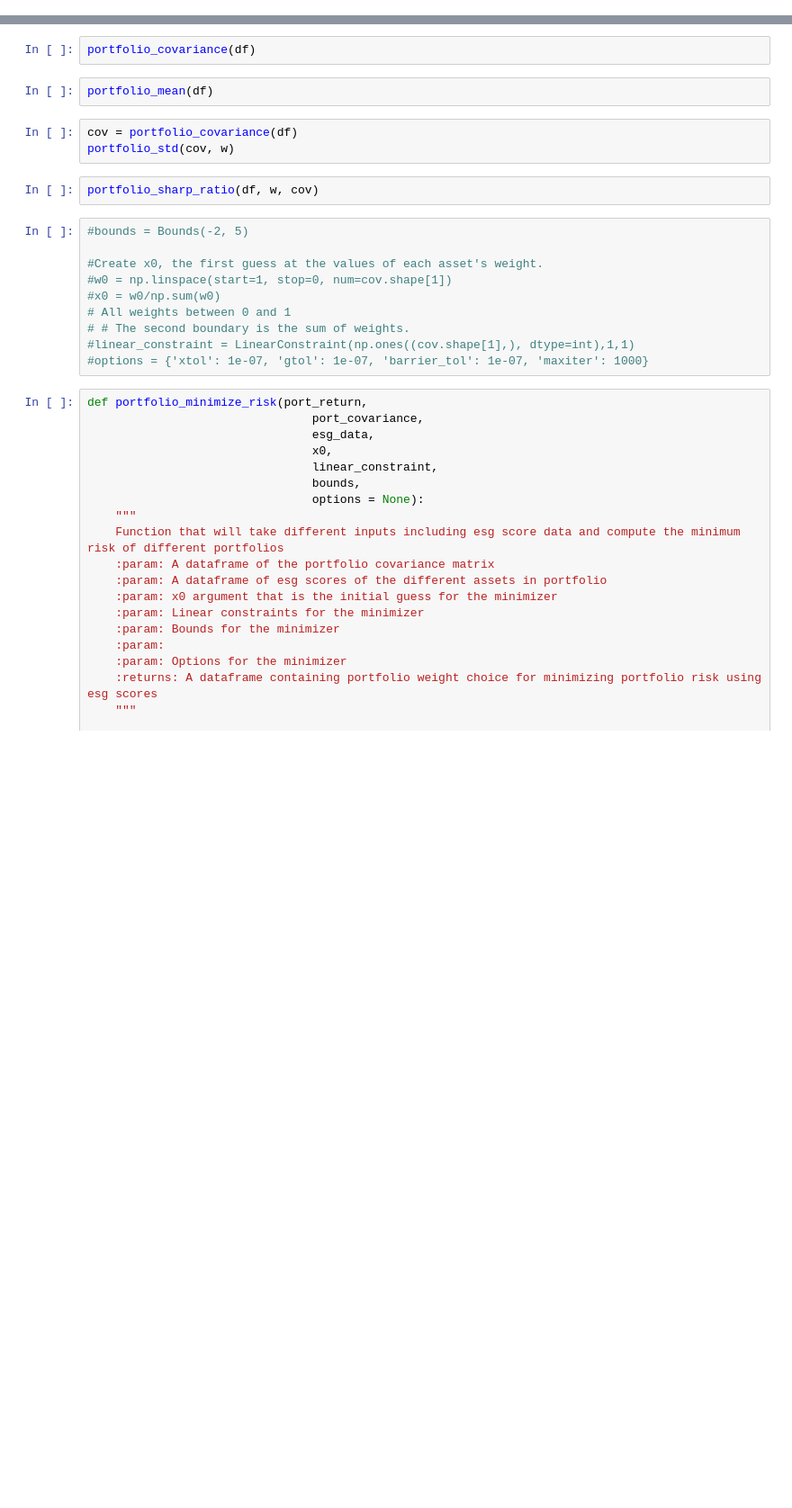
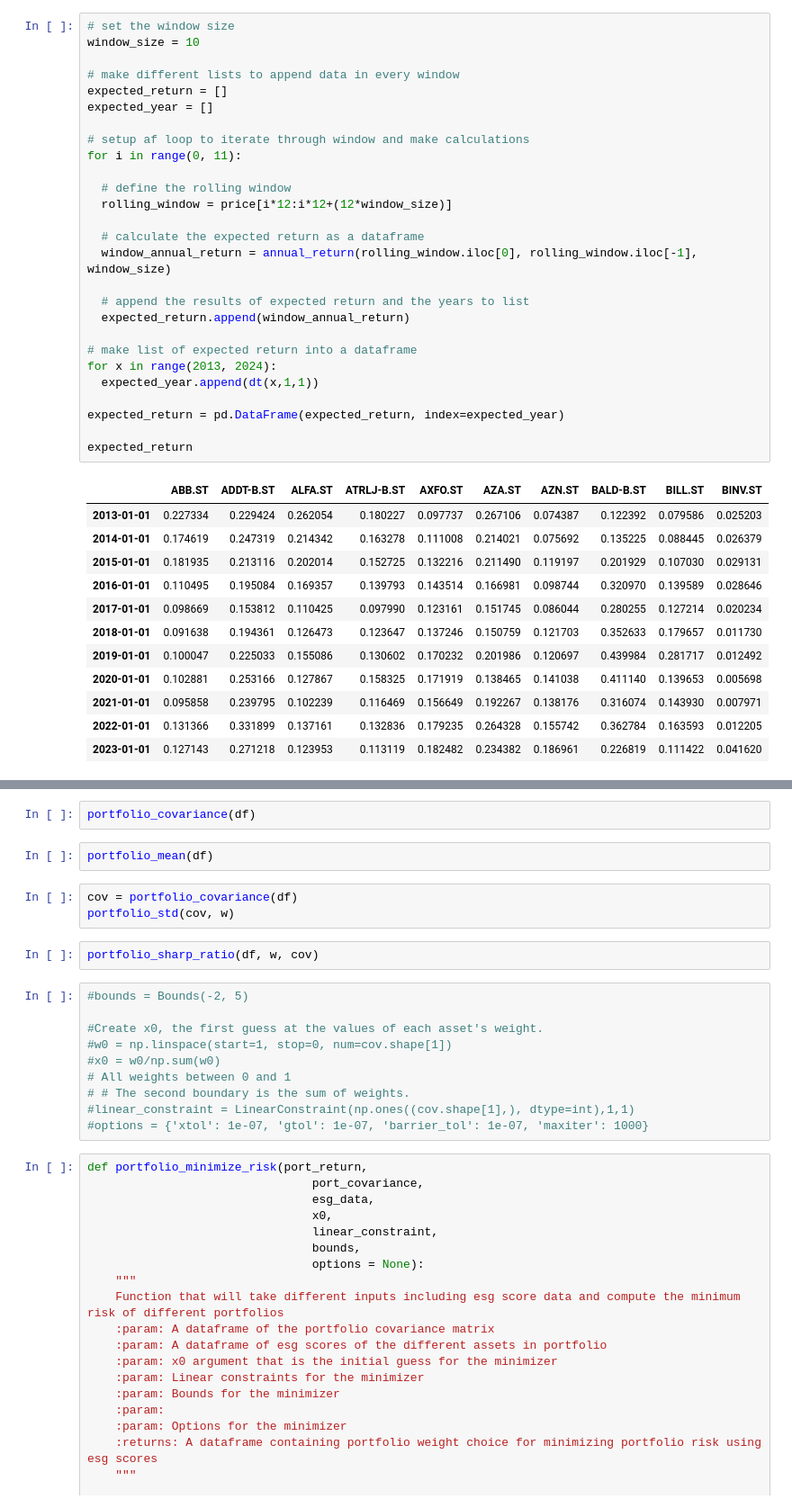
Before and after one commit to NicolaiVArends/BachelorThesis, a Jupyter notebook: optimising_portfolio.ipynb, the cells around one changed output, grey strips where cells are left out. Shown at 90% size. Cells and saved outputs as stored; diff of their text form; blank space fills up the shorter version.

```diff
--- a/optimising_portfolio.ipynb
+++ b/optimising_portfolio.ipynb
@@ -65,0 +72,40 @@ portfolio_return(df, w)
+# %%
+# set the window size
+window_size = 10
+
+# make different lists to append data in every window
+expected_return = []
+expected_year = []
+
+# setup af loop to iterate through window and make calculations
+for i in range(0, 11):
+
+  # define the rolling window
+  rolling_window = price[i*12:i*12+(12*window_size)]
+
+  # calculate the expected return as a dataframe
+  window_annual_return = annual_return(rolling_window.iloc[0], rolling_window.iloc[-1], window_size)
+
+  # append the results of expected return and the years to list
+  expected_return.append(window_annual_return)
+
+# make list of expected return into a dataframe
+for x in range(2013, 2024):
+  expected_year.append(dt(x,1,1))
+
+expected_return = pd.DataFrame(expected_return, index=expected_year)
+
+expected_return
+# %% [output]
+|  | ABB.ST | ADDT-B.ST | ALFA.ST | ATRLJ-B.ST | AXFO.ST | AZA.ST | AZN.ST | BALD-B.ST | BILL.ST | BINV.ST |
+| 2013-01-01 | 0.227334 | 0.229424 | 0.262054 | 0.180227 | 0.097737 | 0.267106 | 0.074387 | 0.122392 | 0.079586 | 0.025203 |
+| 2014-01-01 | 0.174619 | 0.247319 | 0.214342 | 0.163278 | 0.111008 | 0.214021 | 0.075692 | 0.135225 | 0.088445 | 0.026379 |
+| 2015-01-01 | 0.181935 | 0.213116 | 0.202014 | 0.152725 | 0.132216 | 0.211490 | 0.119197 | 0.201929 | 0.107030 | 0.029131 |
+| 2016-01-01 | 0.110495 | 0.195084 | 0.169357 | 0.139793 | 0.143514 | 0.166981 | 0.098744 | 0.320970 | 0.139589 | 0.028646 |
+| 2017-01-01 | 0.098669 | 0.153812 | 0.110425 | 0.097990 | 0.123161 | 0.151745 | 0.086044 | 0.280255 | 0.127214 | 0.020234 |
+| 2018-01-01 | 0.091638 | 0.194361 | 0.126473 | 0.123647 | 0.137246 | 0.150759 | 0.121703 | 0.352633 | 0.179657 | 0.011730 |
+| 2019-01-01 | 0.100047 | 0.225033 | 0.155086 | 0.130602 | 0.170232 | 0.201986 | 0.120697 | 0.439984 | 0.281717 | 0.012492 |
+| 2020-01-01 | 0.102881 | 0.253166 | 0.127867 | 0.158325 | 0.171919 | 0.138465 | 0.141038 | 0.411140 | 0.139653 | 0.005698 |
+| 2021-01-01 | 0.095858 | 0.239795 | 0.102239 | 0.116469 | 0.156649 | 0.192267 | 0.138176 | 0.316074 | 0.143930 | 0.007971 |
+| 2022-01-01 | 0.131366 | 0.331899 | 0.137161 | 0.132836 | 0.179235 | 0.264328 | 0.155742 | 0.362784 | 0.163593 | 0.012205 |
+| 2023-01-01 | 0.127143 | 0.271218 | 0.123953 | 0.113119 | 0.182482 | 0.234382 | 0.186961 | 0.226819 | 0.111422 | 0.041620 |
```
Also changed, not shown: parts of 11 cells of this notebook.
